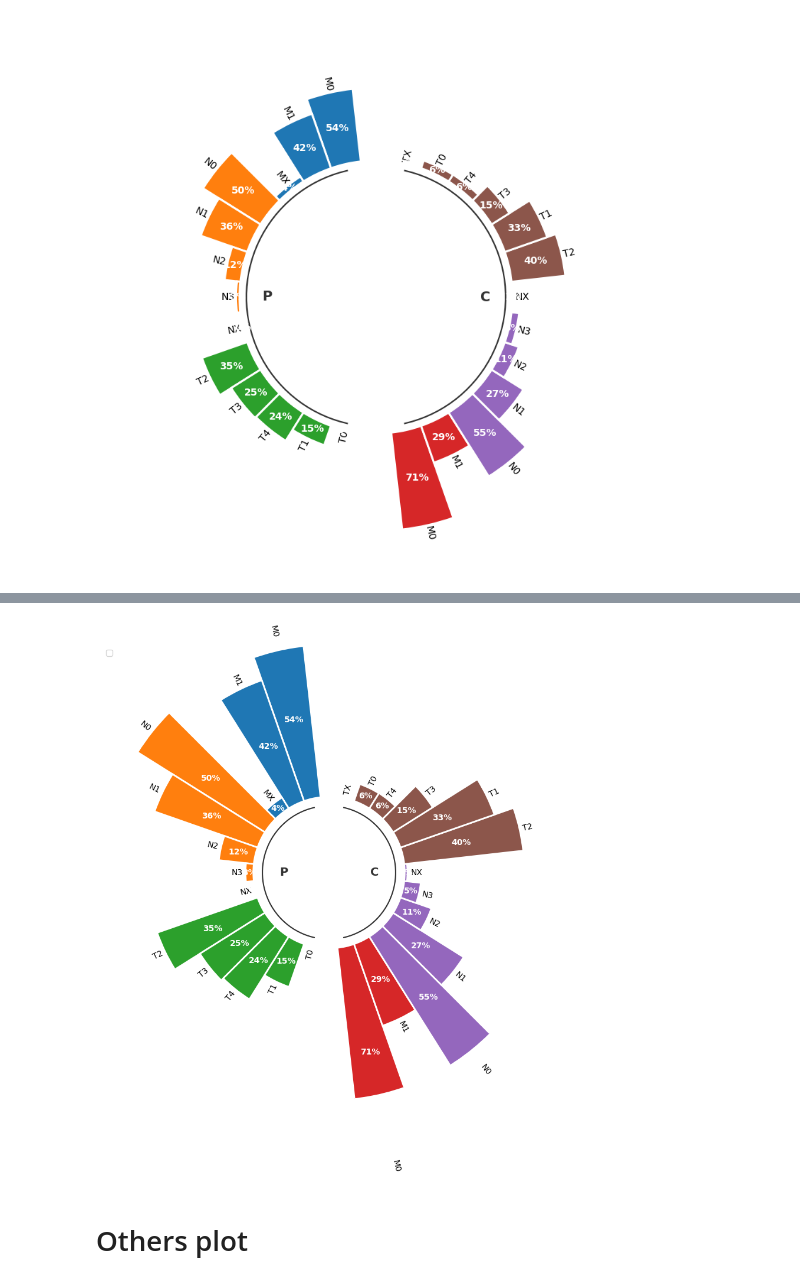
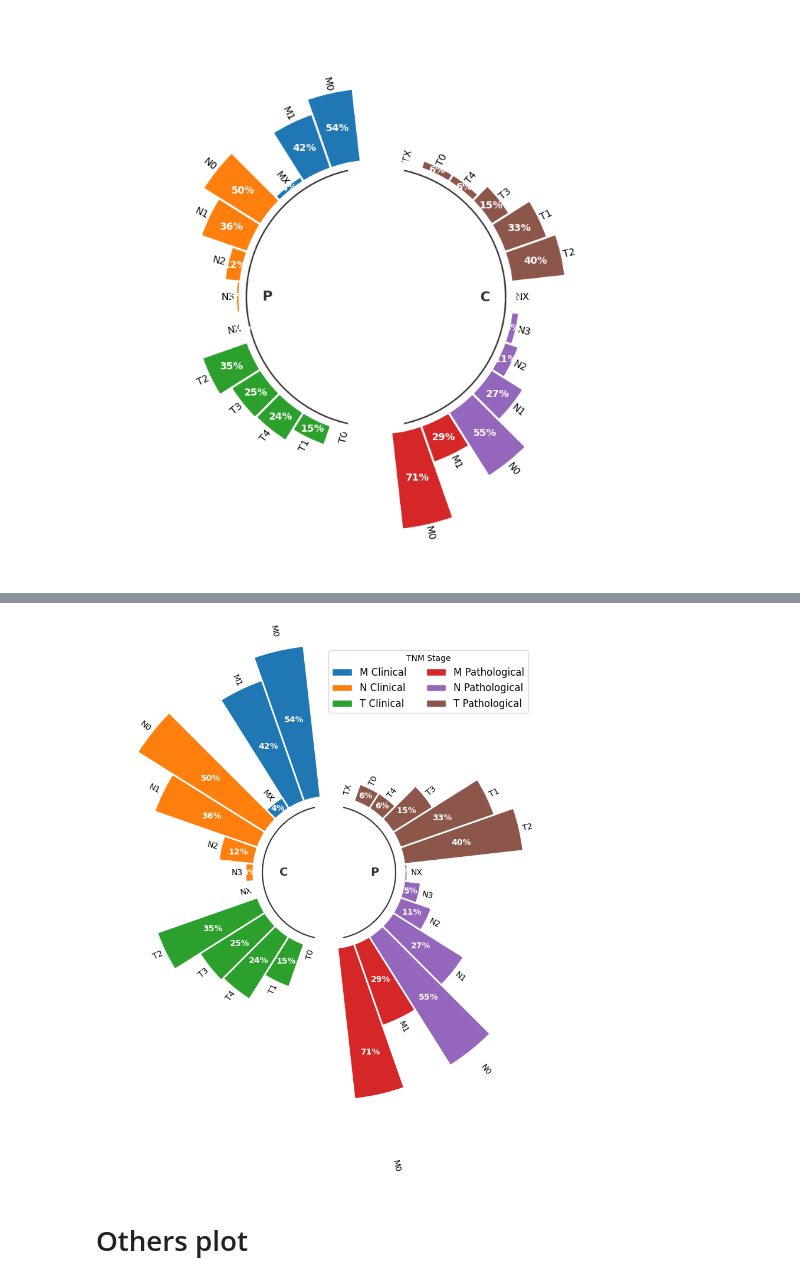
Before and after one commit to shuzoarthur/python_statistic_graphics, a Jupyter notebook: circular_barplot.ipynb, the cells around one changed output, grey strips where cells are left out. Drawn from its saved outputs; the diff is of its cells as text; code cells hidden in the pictures.

```diff
--- a/circular_barplot.ipynb
+++ b/circular_barplot.ipynb
@@ -1234,35 +1234,60 @@ ax.bar(
     ANGLES[IDXS], VALUES, width=WIDTH, color=COLORS,
     edgecolor="white", linewidth=2
 )
 
 add_labels(ANGLES[IDXS], VALUES, LABELS, OFFSET, ax)
 
 # Extra customization below here --------------------
 
 # Create a legend based in the 'ax.bar' color
 
 
 # This iterates over the sizes of the groups adding reference
 # lines and annotations.
 
 offset = 0
-for group, size in zip(["P", "C"], GROUPS_SIZE):
+for group, size in zip(["C", "P"], GROUPS_SIZE):
     # Add line below bars
     x1 = np.linspace(ANGLES[offset + PAD], ANGLES[offset + size + PAD -1], num=50)
     ax.plot(x1, [-3] * 50, color="#333333")
 
     # Add text to indicate group
     ax.text(
         np.mean(x1), -10, group, color="#333333", fontsize=14,
         fontweight="bold", ha="center", va="center"
     )
 
     offset += size + PAD
 
+from matplotlib.patches import Patch
+
+# Obter os nomes únicos preservando a ordem de aparição
+ranking_info = df_sorted.drop_duplicates('ranking')[['ranking', 'nome']]
+ranking_labels = ranking_info['nome'].tolist()
+ranking_colors = [f"C{i}" for i in range(len(ranking_labels))]
+
+# Criar elementos de legenda
+legend_elements = [
+    Patch(facecolor=color, edgecolor='white', label=label)
+    for color, label in zip(ranking_colors, ranking_labels)
+]
+
+# Adicionar a legenda ao gráfico
+ax.legend(
+    handles=legend_elements,
+    loc='upper right',
+    bbox_to_anchor=(0.95, 1),  # Ajuste vertical da posição
+    ncol=2,
+    frameon=True,
+    fontsize=12,
+    title="TNM Stage"
+)
+
+
 #Salvando o arquivo de saída
 plt.savefig('estadiamento_barplot_circle.png', dpi=300, bbox_inches='tight')  # Exemplo para salvar com resolução de 300 DPI
 # %% [output]
-[figure, old version]
+[figure, new version]
 # %% [markdown]
 # Others plot
 # %%
```
Also changed, not shown: parts of 2 cells of this notebook.
